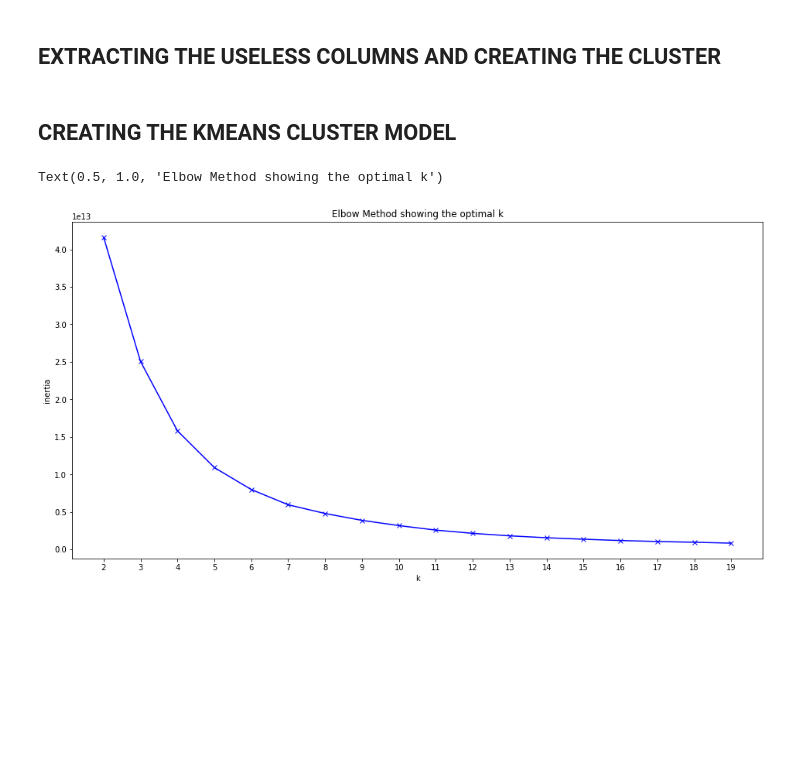
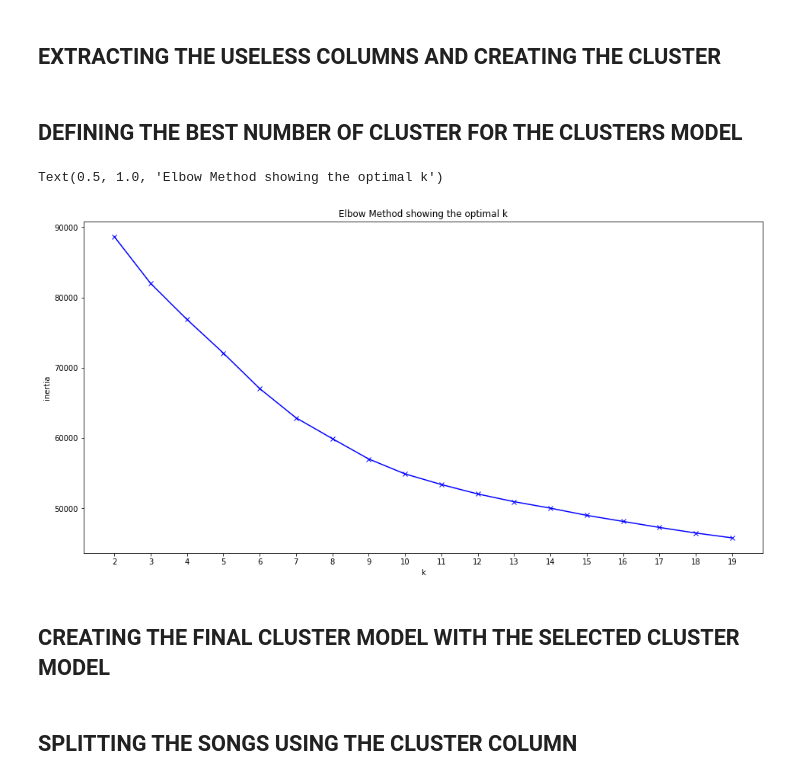
Before and after one commit to sergioaisolutions/lab-web-scraping-single-page, a Jupyter notebook: solution.ipynb, the cells around one changed output. Cells and saved outputs as stored; diff of their text form; code cells hidden in the pictures; blank space fills up the shorter version.

```diff
--- a/solution.ipynb
+++ b/solution.ipynb
@@ -201,26 +185,28 @@ spotify_songs_data_numerical = spotify_songs_data.drop(columns = ['mode', 'time_
 scaler = StandardScaler().fit(spotify_songs_data_numerical)
 spotify_songs_data_numerical_array = scaler.transform(spotify_songs_data_numerical)
 spotify_songs_data_numerical_scaled = pd.DataFrame(spotify_songs_data_numerical_array, columns = spotify_songs_data_numerical.columns)
+# %% [markdown]
+## DEFINING THE BEST NUMBER OF CLUSTER FOR THE CLUSTERS MODEL
+# %%
+K = range(2, 20)
+inertia = []
+
+for k in K:
+
+    kmeans = KMeans(n_clusters = k, random_state = 1234)
+    kmeans.fit(spotify_songs_data_numerical_scaled)
+    inertia.append(kmeans.inertia_)
+
+import matplotlib.pyplot as plt
+
+plt.figure(figsize = (16,8))
+plt.plot(K, inertia, 'bx-')
+plt.xlabel('k')
+plt.ylabel('inertia')
+plt.xticks(np.arange(min(K), max(K)+1, 1.0))
+plt.title('Elbow Method showing the optimal k')
+# %% [output]
+Text(0.5, 1.0, 'Elbow Method showing the optimal k')
+[figure, added]
 # %% [markdown]
-## CREATING THE KMEANS CLUSTER MODEL
+## CREATING THE FINAL CLUSTER MODEL WITH THE SELECTED CLUSTER MODEL
-# %%
-K = range(2, 20)
-inertia = []
-
-for k in K:
-
-    kmeans = KMeans(n_clusters = k, random_state = 1234)
-    kmeans.fit(spotify_songs_data_numerical)
-    inertia.append(kmeans.inertia_)
-
-import matplotlib.pyplot as plt
-
-plt.figure(figsize=(16,8))
-plt.plot(K, inertia, 'bx-')
-plt.xlabel('k')
-plt.ylabel('inertia')
-plt.xticks(np.arange(min(K), max(K)+1, 1.0))
-plt.title('Elbow Method showing the optimal k')
-# %% [output]
-Text(0.5, 1.0, 'Elbow Method showing the optimal k')
-[figure, removed]
@@ -226,0 +217,2 @@ Text(0.5, 1.0, 'Elbow Method showing the optimal k')
+# %% [markdown]
+## SPLITTING THE SONGS USING THE CLUSTER COLUMN
```
Also changed, not shown: parts of 14 cells of this notebook, 2 other files.
